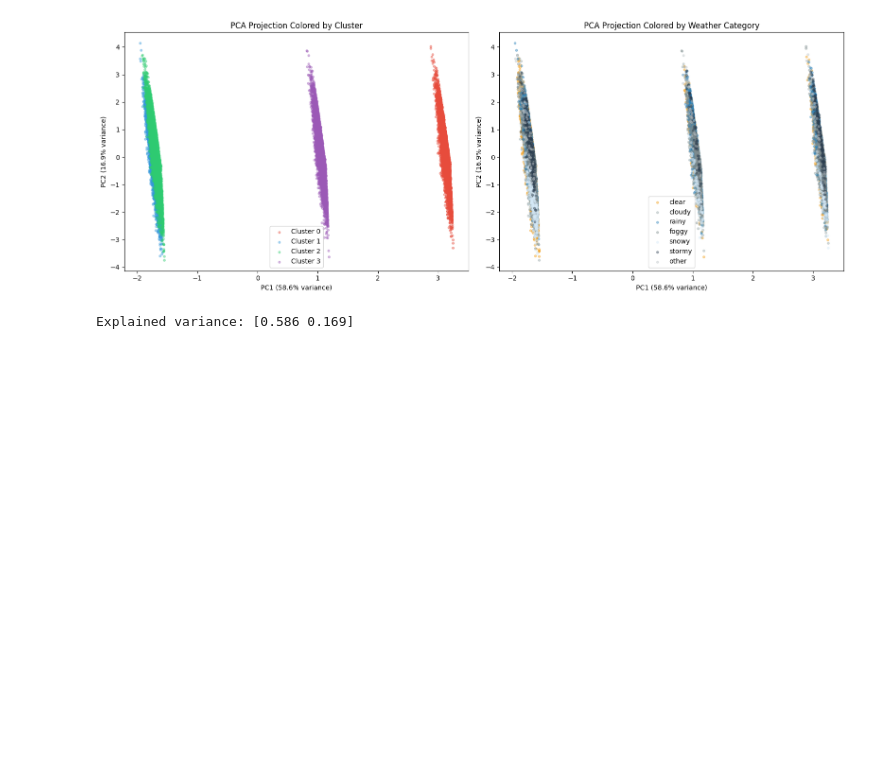
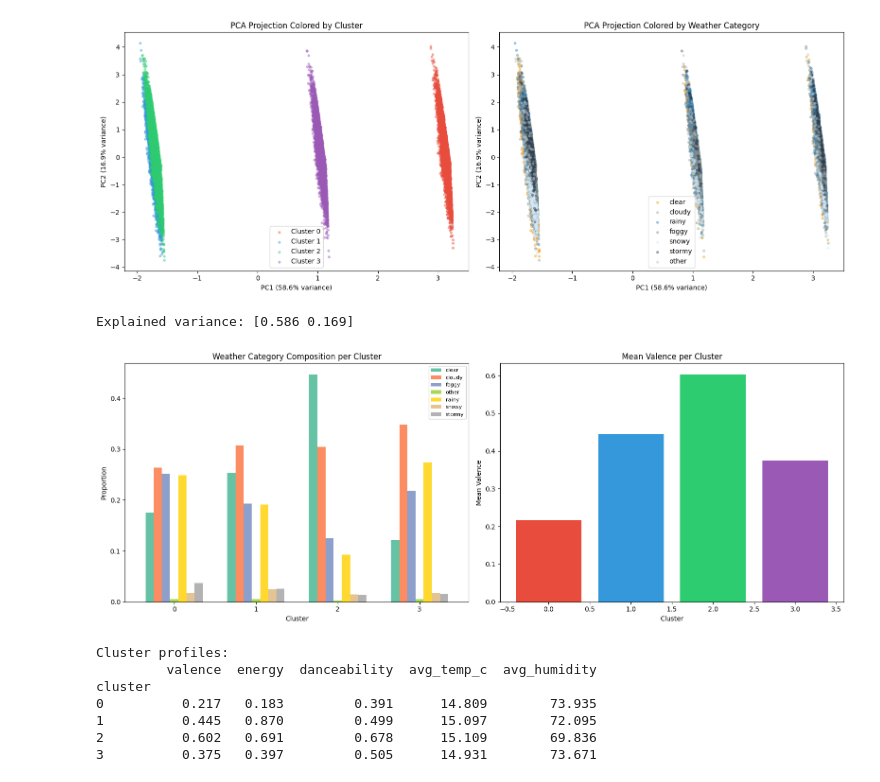
Before and after one commit to oscrfdez316/weather-mood-music, a Jupyter notebook: notebooks/04_clustering.ipynb, the cells around one changed output. Drawn from its saved outputs; the diff is of its cells as text; code cells hidden in the pictures; blank space fills up the shorter version.

```diff
--- a/notebooks/04_clustering.ipynb
+++ b/notebooks/04_clustering.ipynb
@@ -103,3 +103,43 @@ print("Explained variance:", pca.explained_variance_ratio_.round(3))
 # %% [output]
 [figure]
 Explained variance: [0.586 0.169]
+# %%
+# Weather category distribution per cluster
+cluster_weather = df.groupby(['cluster', 'weather_category']).size().unstack(fill_value=0)
+cluster_weather_pct = cluster_weather.div(cluster_weather.sum(axis=1), axis=0)
+
+# Cluster profiles
+cluster_profile = df.groupby('cluster')[['valence', 'energy', 'danceability', 'avg_temp_c', 'avg_humidity']].mean()
+
+fig, axes = plt.subplots(1, 2, figsize=(16, 6))
+
+# Plot 1: weather composition per cluster
+cluster_weather_pct.plot(kind='bar', ax=axes[0], colormap='Set2', width=0.7)
+axes[0].set_title('Weather Category Composition per Cluster')
+axes[0].set_xlabel('Cluster')
+axes[0].set_ylabel('Proportion')
+axes[0].legend(loc='upper right', fontsize=8)
+axes[0].tick_params(axis='x', rotation=0)
+
+# Plot 2: mean valence per cluster
+axes[1].bar(cluster_profile.index, cluster_profile['valence'],
+            color=['#e74c3c', '#3498db', '#2ecc71', '#9b59b6'])
+axes[1].set_title('Mean Valence per Cluster')
+axes[1].set_xlabel('Cluster')
+axes[1].set_ylabel('Mean Valence')
+
+plt.tight_layout()
+plt.savefig('../results/figures/cluster_analysis.png', dpi=150)
+plt.show()
+
+print("Cluster profiles:")
+print(cluster_profile.round(3))
+# %% [output]
+[figure, added]
+Cluster profiles:
+         valence  energy  danceability  avg_temp_c  avg_humidity
+cluster
+0          0.217   0.183         0.391      14.809        73.935
+1          0.445   0.870         0.499      15.097        72.095
+2          0.602   0.691         0.678      15.109        69.836
+3          0.375   0.397         0.505      14.931        73.671
```
Also changed, not shown: 2 other files.
